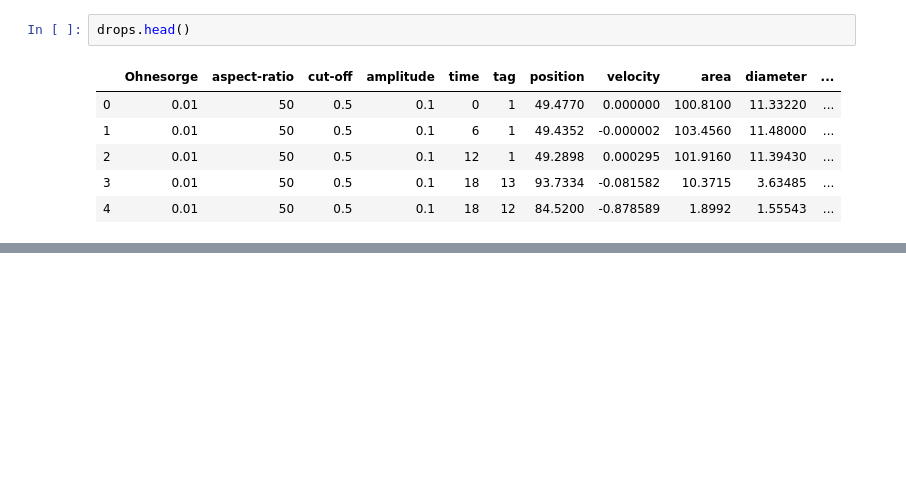
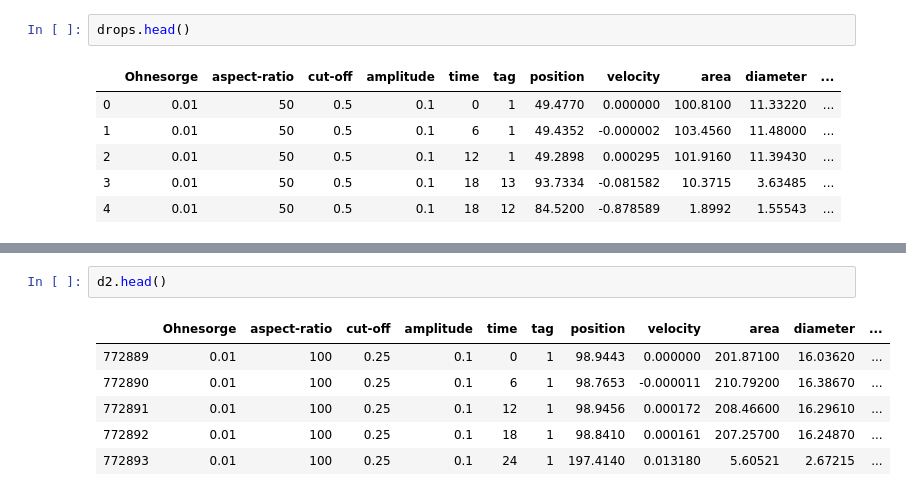
Before and after one commit to palsagar/ligaments_analysis, a Jupyter notebook: test.ipynb, the cells around one changed output, grey strips where cells are left out. Drawn from its saved outputs; the diff is of its cells as text; blank space fills up the shorter version.

```diff
--- a/test.ipynb
+++ b/test.ipynb
@@ -108,0 +142,9 @@ drops.head()
+# %%
+d2.head()
+# %% [output]
+|  | Ohnesorge | aspect-ratio | cut-off | amplitude | time | tag | position | velocity | area | diameter | ... |
+| 772889 | 0.01 | 100 | 0.25 | 0.1 | 0 | 1 | 98.9443 | 0.000000 | 201.87100 | 16.03620 | ... |
+| 772890 | 0.01 | 100 | 0.25 | 0.1 | 6 | 1 | 98.7653 | -0.000011 | 210.79200 | 16.38670 | ... |
+| 772891 | 0.01 | 100 | 0.25 | 0.1 | 12 | 1 | 98.9456 | 0.000172 | 208.46600 | 16.29610 | ... |
+| 772892 | 0.01 | 100 | 0.25 | 0.1 | 18 | 1 | 98.8410 | 0.000161 | 207.25700 | 16.24870 | ... |
+| 772893 | 0.01 | 100 | 0.25 | 0.1 | 24 | 1 | 197.4140 | 0.013180 | 5.60521 | 2.67215 | ... |
```
Also changed, not shown: parts of 17 cells of this notebook.
